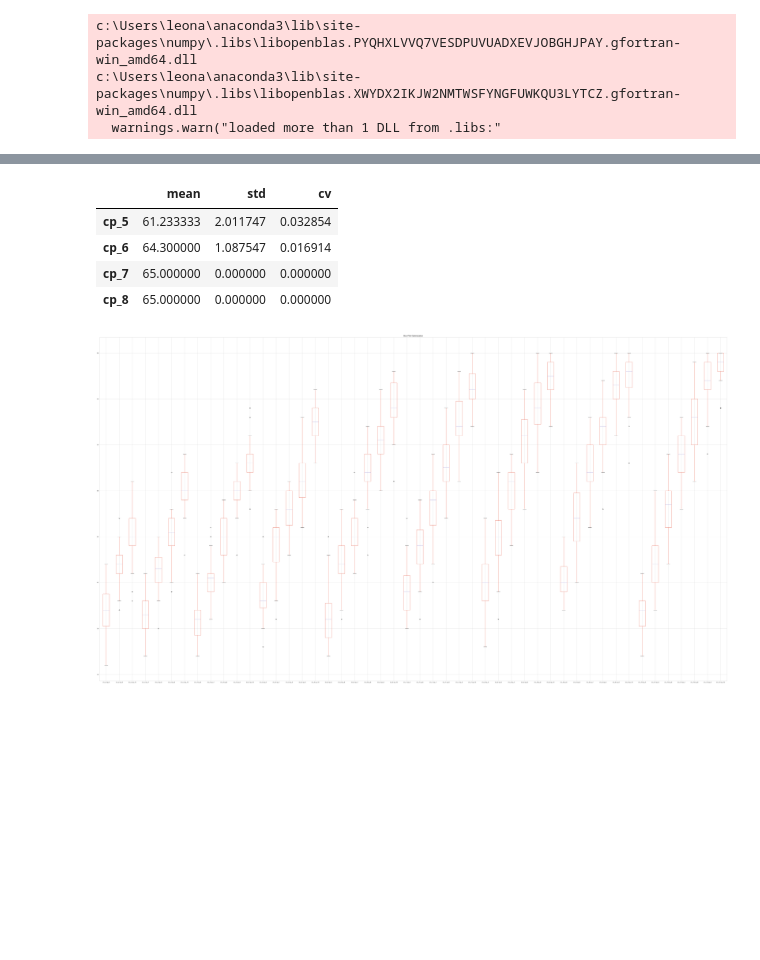
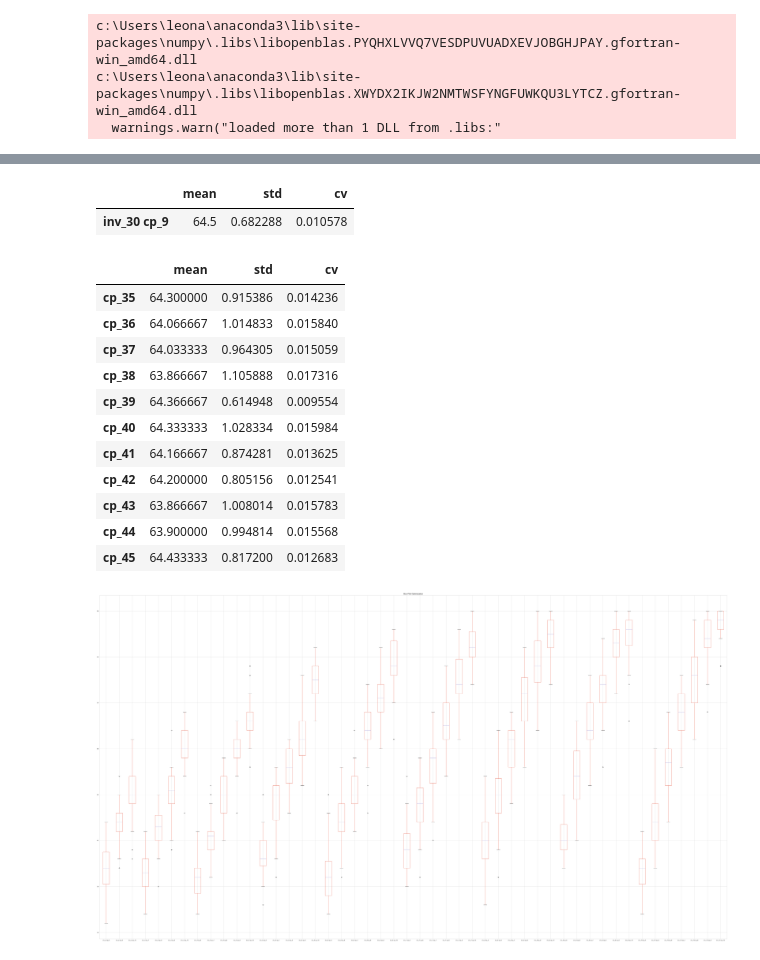
Before and after one commit to lakubis/LionIsACat, a Jupyter notebook: Felix_Learn/visualize_less.ipynb, the cells around one changed output, grey strips where cells are left out. Cells and saved outputs as stored; diff of their text form; code cells hidden in the pictures; blank space fills up the shorter version.

```diff
--- a/Felix_Learn/visualize_less.ipynb
+++ b/Felix_Learn/visualize_less.ipynb
@@ -12,5 +11,8 @@ c:\Users\leona\anaconda3\lib\site-packages\numpy\.libs\libopenblas.PYQHXLVVQ7VES
 c:\Users\leona\anaconda3\lib\site-packages\numpy\.libs\libopenblas.XWYDX2IKJW2NMTWSFYNGFUWKQU3LYTCZ.gfortran-win_amd64.dll
   warnings.warn("loaded more than 1 DLL from .libs:"
 # %%
-df=pd.read_csv('30 Aug - More - NoInv.csv')
+df=pd.read_csv('5 Sep - Less - NoInv.csv')
 df.drop(df.columns[0], axis = 1, inplace=True)
+# %%
+df2=pd.read_csv('5 Sep Aug Result - Less.csv')
+df2.drop(df2.columns[0], axis = 1, inplace=True)
@@ -17,19 +24,39 @@ df.drop(df.columns[0], axis = 1, inplace=True)
+# %%
+cols_ = []
+for i in df2.columns :
+    if df2[i].count() == 30:
+        cols_.append(i)
+df_inv = df2[cols_]
+# %%
+test = df_inv.describe().iloc[1:3].T
+test['cv'] = test['std']/test['mean']
+test[test['mean']==test['mean'].max()]
+# %% [output]
+|  | mean | std | cv |
+| inv_30 cp_9 | 64.5 | 0.682288 | 0.010578 |
 # %%
 cols_ = []
 for i in df.columns :
     if df[i].count() == 30:
         cols_.append(i)
-df_final = df[cols_]
+df_no_inv = df[cols_]
 # %%
-test = df_final.describe().iloc[1:3].T
+test = df_no_inv.describe().iloc[1:3].T
 test['cv'] = test['std']/test['mean']
 test
 # %% [output]
 |  | mean | std | cv |
-| cp_5 | 61.233333 | 2.011747 | 0.032854 |
-| cp_6 | 64.300000 | 1.087547 | 0.016914 |
-| cp_7 | 65.000000 | 0.000000 | 0.000000 |
-| cp_8 | 65.000000 | 0.000000 | 0.000000 |
+| cp_35 | 64.300000 | 0.915386 | 0.014236 |
+| cp_36 | 64.066667 | 1.014833 | 0.015840 |
+| cp_37 | 64.033333 | 0.964305 | 0.015059 |
+| cp_38 | 63.866667 | 1.105888 | 0.017316 |
+| cp_39 | 64.366667 | 0.614948 | 0.009554 |
+| cp_40 | 64.333333 | 1.028334 | 0.015984 |
+| cp_41 | 64.166667 | 0.874281 | 0.013625 |
+| cp_42 | 64.200000 | 0.805156 | 0.012541 |
+| cp_43 | 63.866667 | 1.008014 | 0.015783 |
+| cp_44 | 63.900000 | 0.994814 | 0.015568 |
+| cp_45 | 64.433333 | 0.817200 | 0.012683 |
 # %%
 c = 5
 aspect = [16, 9]
```
Also changed, not shown: parts of 2 cells of this notebook, 2 other files.
